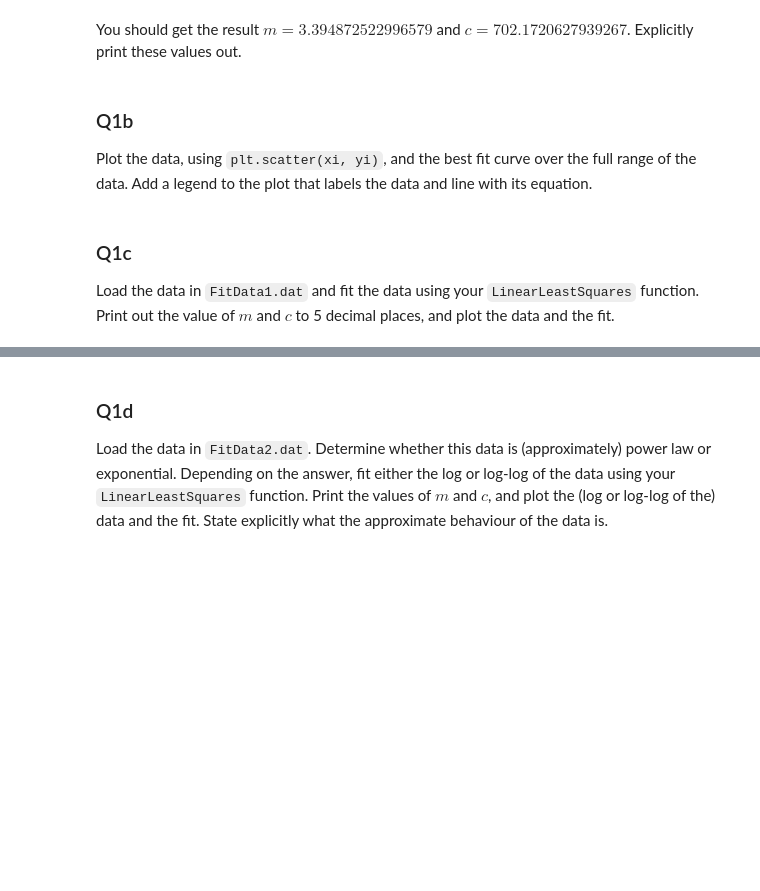
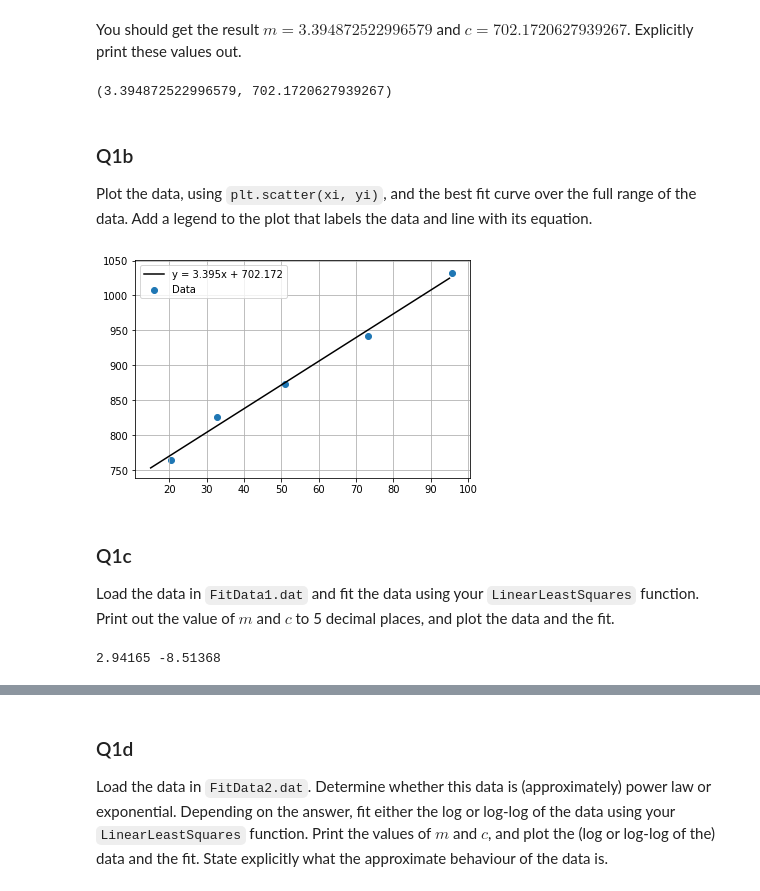
Before and after one commit to darraghburke1/ACM20030-Assignments, a Jupyter notebook: Assignment-3.ipynb, the cells around one changed output, grey strips where cells are left out. Saved outputs shown, nothing was run; the diff lists cells and outputs as text; code cells hidden in the pictures; blank space fills up the shorter version.

```diff
--- a/Assignment-3.ipynb
+++ b/Assignment-3.ipynb
@@ -54,15 +54,55 @@ $$
 ### Q1a.
 
 Write a function that takes in two arrays of data for the x and y values and returns the values of $m$ and $c$ from for the linear least squares fit. Call the function `LinearLeastSquares`. You might want to use the function `np.dot(A,b)` which will take the dot product of a matrix, $A$ and a vector, $b$.
+# %%
+def LinearLeastSquares(array):
+    xi = array[:,0]
+    yi = array[:,1]
+    a = sum(xi**2)
+    b = sum(xi)
+    c = b
+    d = len(xi)
+    A_i = 1/(a*d-b*c)*np.array([[d,-b],[-c,a]])
+    S = np.array([[sum(xi*yi)],[sum(yi)]])
+    A_iS = np.dot(A_i,S)
+    m = A_iS[0,0]
+    c = A_iS[1,0]
+    return m,c
+#    return np.array([m,c])
 # %% [markdown]
 Test you function with the data we looked at in the lecture, given below:
 # %%
 testdata  = np.array([[20.5, 765], [32.7, 826], [51.0, 873], [73.2,942], [95.7,1032]])
 # %% [markdown]
 You should get the result $m=3.394872522996579$ and $c=702.1720627939267$. Explicitly print these values out.
+# %%
+LinearLeastSquares(testdata)
+# %% [output]
+(3.394872522996579, 702.1720627939267)
 # %% [markdown]
 ### Q1b
 Plot the data, using `plt.scatter(xi, yi)`, and the best fit curve over the full range of the data. Add a legend to the plot that labels the data and line with its equation.
+# %%
+m_c = LinearLeastSquares(testdata)
+m = m_c[0]
+c = m_c[1]
+x = np.arange(15,100,5)
+y = m*x + c
+
+plt.plot(x,y, 'k')
+plt.scatter(xi, yi)
+plt.grid(True)
+plt.legend(["y = 3.395x + 702.172","Data"])
+plt.show()
+# %% [output]
+[figure, added]
 # %% [markdown]
 ### Q1c
 Load the data in `FitData1.dat` and fit the data using your `LinearLeastSquares` function. Print out the value of $m$ and $c$ to 5 decimal places, and plot the data and the fit.
+# %%
+data = np.loadtxt("FitData1.dat")
+m_data = LinearLeastSquares(data)[0]
+c_data = LinearLeastSquares(data)[1]
+print(round(m_data, 5),round(c_data, 5))
+# %% [output]
+2.94165 -8.51368
```
Also changed, not shown: parts of 5 cells of this notebook, 2 other files.
